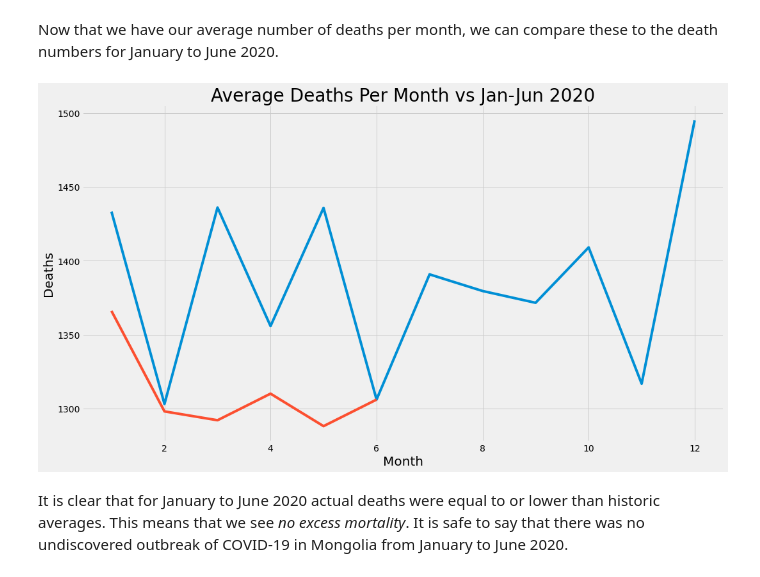
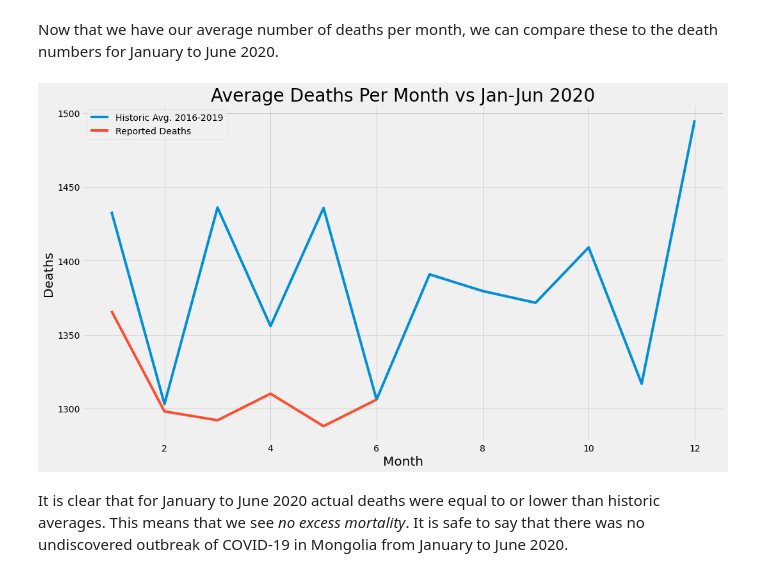
Before and after one commit to anhbaysgalan1/songolt-org, a Jupyter notebook: _notebooks/2020-08-03-COVID-19-risk-analysis.ipynb, the cells around one changed output. Drawn from its saved outputs; the diff is of its cells as text; code cells hidden in the pictures.

```diff
--- a/_notebooks/2020-08-03-COVID-19-risk-analysis.ipynb
+++ b/_notebooks/2020-08-03-COVID-19-risk-analysis.ipynb
@@ -391,13 +395,14 @@ Now that we have our average number of deaths per month, we can compare these to
 # %%
 #collapse-hide
 fig, ax = plt.subplots(figsize=(16,9))
-ax.plot(np.arange(1,13), deaths.iloc[0:48].groupby(by='month').mean()['deaths'])
-ax.plot(np.arange(1,7), deaths.iloc[48:]['deaths'])
+ax.plot(np.arange(1,13), deaths.iloc[0:48].groupby(by='month').mean()['deaths'], label='Historic Avg. 2016-2019')
+ax.plot(np.arange(1,7), deaths.iloc[48:]['deaths'], label='Reported Deaths')
 ax.set_xlabel('Month', fontsize=20)
 ax.set_ylabel('Deaths', fontsize=20)
+ax.legend()
 ax.set_title('Average Deaths Per Month vs Jan-Jun 2020', fontsize=28);
 # %% [output]
-[figure, old version]
+[figure, new version]
 # %% [markdown]
 It is clear that for January to June 2020 actual deaths were equal to or lower than historic averages. This means that we see *no excess mortality*. It is safe to say that there was no undiscovered outbreak of COVID-19 in Mongolia from January to June 2020.
 # %% [markdown]
```
Also changed, not shown: parts of 3 cells of this notebook, 1 other file.
